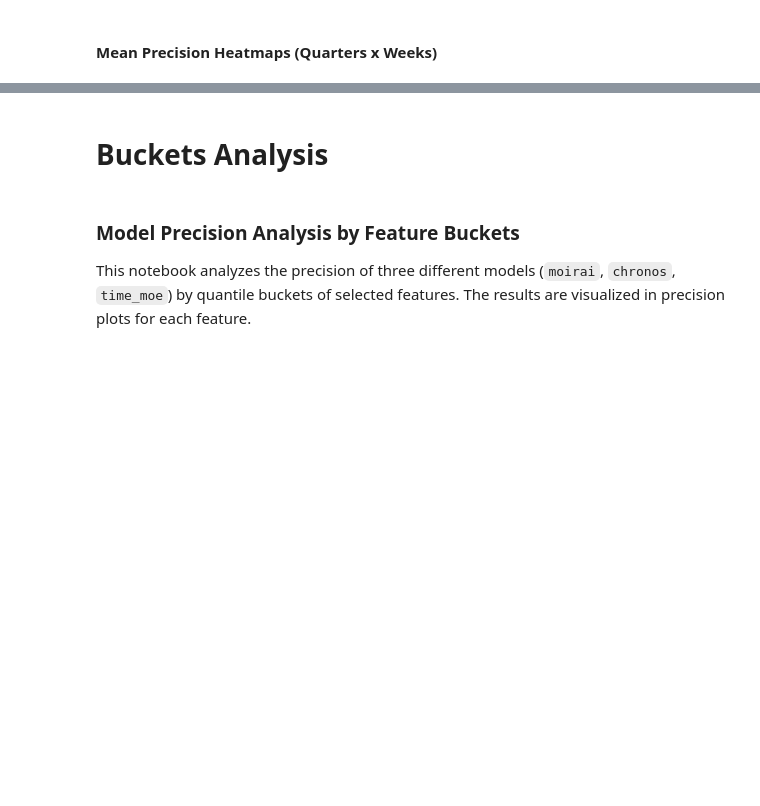
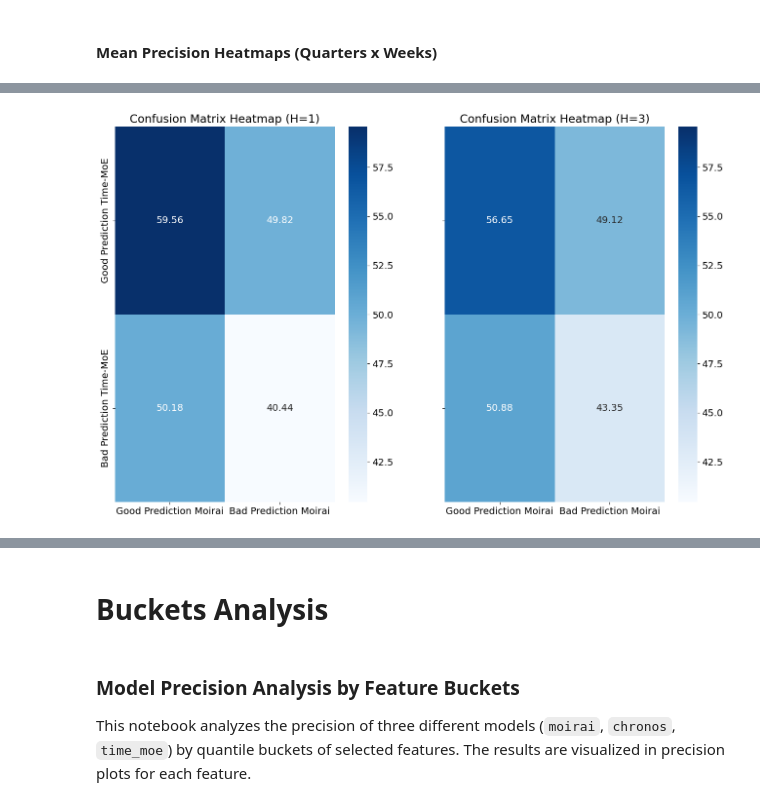
Before and after one commit to gaspardthrl/TF4FIP, a Jupyter notebook: analysis/notebooks/metrics.ipynb, the cells around one changed output, grey strips where cells are left out. Drawn from its saved outputs; the diff is of its cells as text; code cells hidden in the pictures; blank space fills up the shorter version.

Commit message:
feat: confusion matrix, refactoring in pipeline, data for 2024-2025 pre-processed

```diff
--- a/analysis/notebooks/metrics.ipynb
+++ b/analysis/notebooks/metrics.ipynb
@@ -970,0 +998,93 @@ precision(models=models, x_values=quarters, y_values=weeks, x_labels = quarters_
+# %%
+import os
+import numpy as np
+import matplotlib.pyplot as plt
+import seaborn as sns
+from PIL import Image
+import ast
+
+# Ensure the output directory exists
+output_dir = "analysis/confusion_matrix/"
+os.makedirs(output_dir, exist_ok=True)
+
+# Sample Data Variables
+def get_model_metrics(horizon_idx):
+    TP_moirai = FP_moirai = TN_moirai = FN_moirai = 0
+    TP_time_moe = FP_time_moe = TN_time_moe = FN_time_moe = 0
+
+    # Assume load_model_data() is defined elsewhere
+    for model in ["moirai", "time_moe"]:
+        df = load_model_data(model)
+        first_predicted_row, last_predicted_row = 383, len(df) - 12
+
+        for index, row in df[first_predicted_row:last_predicted_row].iterrows():
+            day_index = index.weekday()
+            if day_index in days.keys():
+                TP_list = ast.literal_eval(row["TP"])
+                FP_list = ast.literal_eval(row["FP"])
+                TN_list = ast.literal_eval(row["TN"])
+                FN_list = ast.literal_eval(row["FN"])
+
+                if model == "moirai":
+                    TP_moirai += TP_list[horizon_idx]
+                    FP_moirai += FP_list[horizon_idx]
+                    TN_moirai += TN_list[horizon_idx]
+                    FN_moirai += FN_list[horizon_idx]
+                elif model == "time_moe":
+                    TP_time_moe += TP_list[horizon_idx]
+                    FP_time_moe += FP_list[horizon_idx]
+                    TN_time_moe += TN_list[horizon_idx]
+                    FN_time_moe += FN_list[horizon_idx]
+
+    total_predictions = TP_moirai + FP_moirai + TN_moirai + FN_moirai + TP_time_moe + FP_time_moe + TN_time_moe + FN_time_moe
+
+    # Confusion Matrix Logic (Updated)
+    conf_matrix = np.array([
+        [(TP_moirai + TN_moirai + TP_time_moe + TN_time_moe) / total_predictions * 100,
+         (TP_time_moe + TN_time_moe + FP_moirai + FN_moirai) / total_predictions * 100],
+        [(TP_moirai + TN_moirai + FP_time_moe + FN_time_moe) / total_predictions * 100,
+         (FP_moirai + FN_moirai + FP_time_moe + FN_time_moe) / total_predictions * 100]
+    ])
+
+    return conf_matrix
+
+# Generate both matrices
+conf_matrix_h1 = get_model_metrics(0)  # H=1
+conf_matrix_h3 = get_model_metrics(2)  # H=3
+
+# Find common color scale
+vmin = min(conf_matrix_h1.min(), conf_matrix_h3.min())
+vmax = max(conf_matrix_h1.max(), conf_matrix_h3.max())
+
+# Plotting
+plt.rcParams.update({'font.size': 14})
+fig, axes = plt.subplots(1, 2, figsize=(16, 10))  # Side-by-side comparison
+
+# Heatmap for H=1
+sns.heatmap(conf_matrix_h1, annot=True, fmt='.2f', cmap='Blues', cbar=True,
+            vmin=vmin, vmax=vmax, ax=axes[0])
+axes[0].set_title("Confusion Matrix Heatmap (H=1)")
+axes[0].set_xticks([0.5, 1.5])
+axes[0].set_xticklabels(['Good Prediction Moirai', 'Bad Prediction Moirai'])
+axes[0].set_yticks([0.5, 1.5])
+axes[0].set_yticklabels(['Good Prediction Time-MoE', 'Bad Prediction Time-MoE'])
+
+# Heatmap for H=3
+sns.heatmap(conf_matrix_h3, annot=True, fmt='.2f', cmap='Blues', cbar=True,
+            vmin=vmin, vmax=vmax, ax=axes[1])
+axes[1].set_title("Confusion Matrix Heatmap (H=3)")
+axes[1].set_xticks([0.5, 1.5])
+axes[1].set_xticklabels(['Good Prediction Moirai', 'Bad Prediction Moirai'])
+axes[1].set_yticks([0.5, 1.5])
+axes[1].set_yticklabels([])  # Remove redundant y-axis labels for visual clarity
+
+# Save and Compress Combined Image
+combined_output_path = os.path.join(output_dir, "Confusion Matrix Moirai Time-Moe.png")
+plt.savefig(combined_output_path, dpi=300, bbox_inches='tight')
+
+# Optional Compression (already optimized by default for PNGs)
+Image.open(combined_output_path).save(combined_output_path, format="PNG", optimize=True, compress_level=9)
+
+plt.show()
+# %% [output]
+[figure, added]
```
Also changed, not shown: parts of 9 cells of this notebook, 31 other files.
